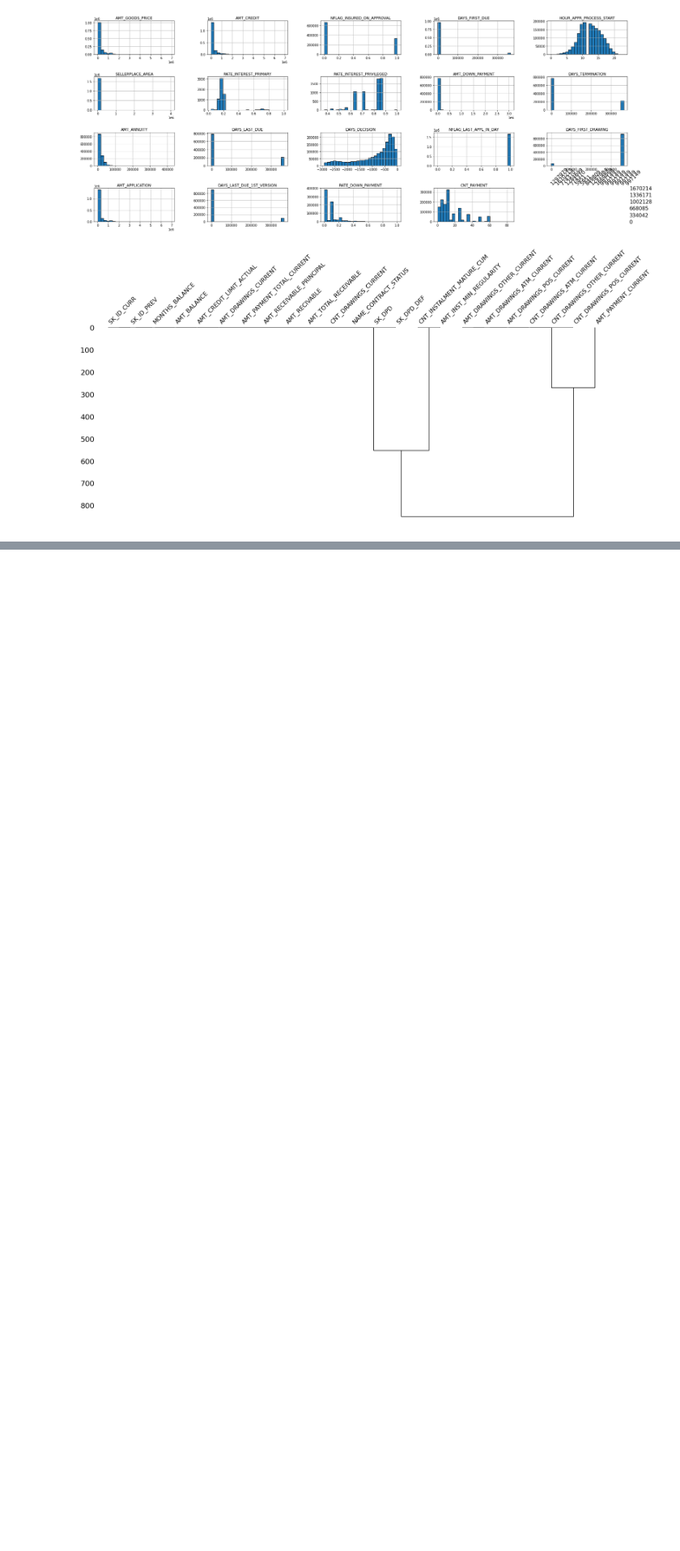
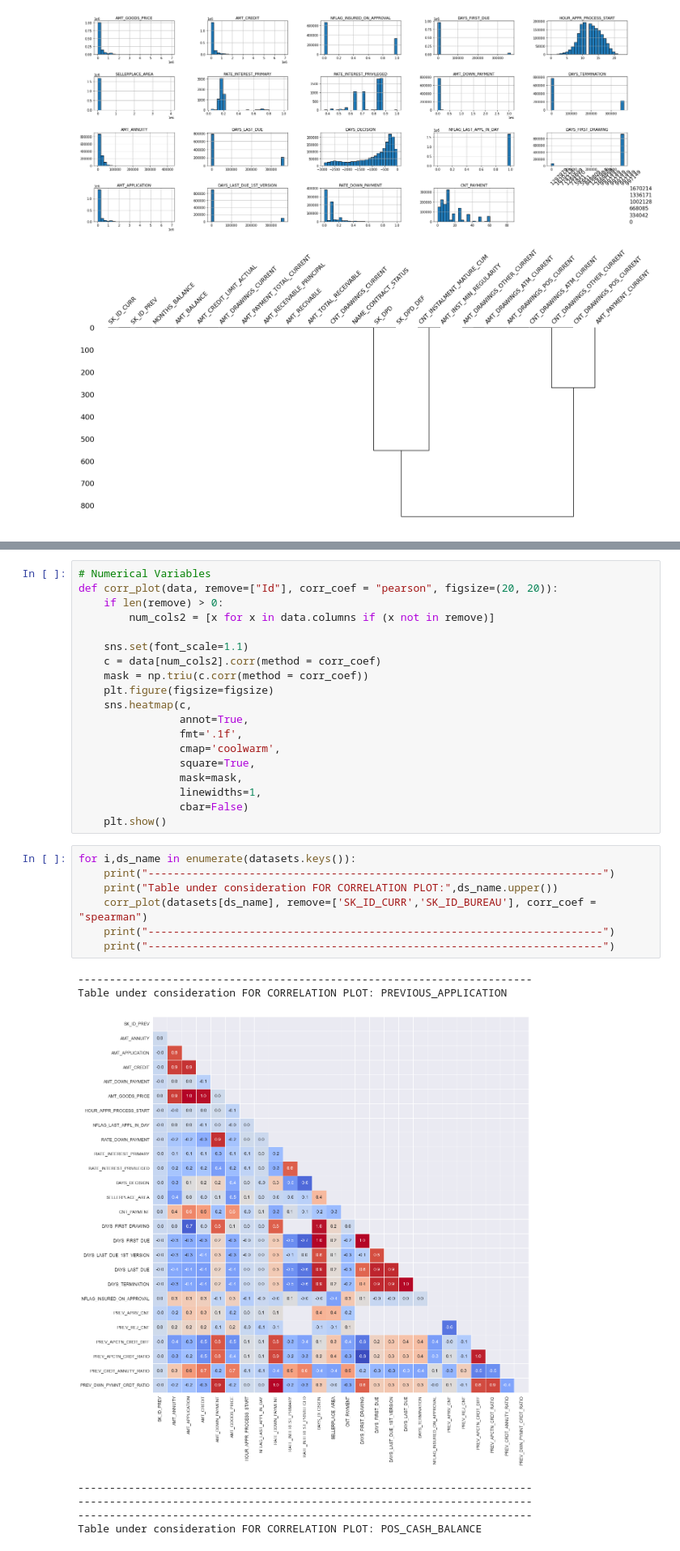
Before and after one commit to dhingra-sahil/ML-HDRC, a Jupyter notebook: Phase2/EDA_POS_PA_SUM_CCB_Indv_viz.ipynb, the cells around one changed output, grey strips where cells are left out. Shown at 81% size. Drawn from its saved outputs; the diff is of its cells as text; blank space fills up the shorter version.

Commit message:
corr plots

```diff
--- a/Phase2/EDA_POS_PA_SUM_CCB_Indv_viz.ipynb
+++ b/Phase2/EDA_POS_PA_SUM_CCB_Indv_viz.ipynb
@@ -551,0 +601,34 @@ Text(0.5, 1.0, 'All features with missing data')
+# %%
+# Numerical Variables
+def corr_plot(data, remove=["Id"], corr_coef = "pearson", figsize=(20, 20)):
+    if len(remove) > 0:
+        num_cols2 = [x for x in data.columns if (x not in remove)]
+
+    sns.set(font_scale=1.1)
+    c = data[num_cols2].corr(method = corr_coef)
+    mask = np.triu(c.corr(method = corr_coef))
+    plt.figure(figsize=figsize)
+    sns.heatmap(c,
+                annot=True,
+                fmt='.1f',
+                cmap='coolwarm',
+                square=True,
+                mask=mask,
+                linewidths=1,
+                cbar=False)
+    plt.show()
+# %%
+for i,ds_name in enumerate(datasets.keys()):
+    print("------------------------------------------------------------------------")
+    print("Table under consideration FOR CORRELATION PLOT:",ds_name.upper())
+    corr_plot(datasets[ds_name], remove=['SK_ID_CURR','SK_ID_BUREAU'], corr_coef = "spearman")
+    print("------------------------------------------------------------------------")
+    print("------------------------------------------------------------------------")
+# %% [output]
+------------------------------------------------------------------------
+Table under consideration FOR CORRELATION PLOT: PREVIOUS_APPLICATION
+[figure, added]
+------------------------------------------------------------------------
+------------------------------------------------------------------------
+------------------------------------------------------------------------
+Table under consideration FOR CORRELATION PLOT: POS_CASH_BALANCE
```
Also changed, not shown: parts of 11 cells of this notebook, 1 other file.
